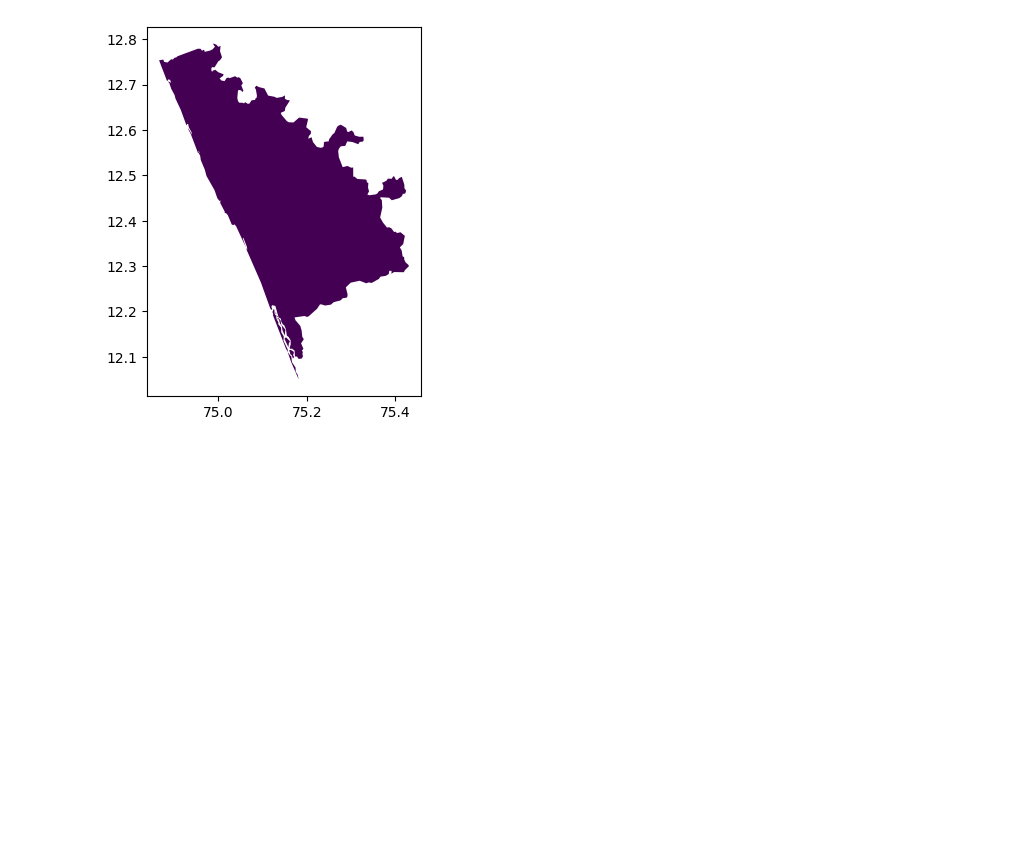
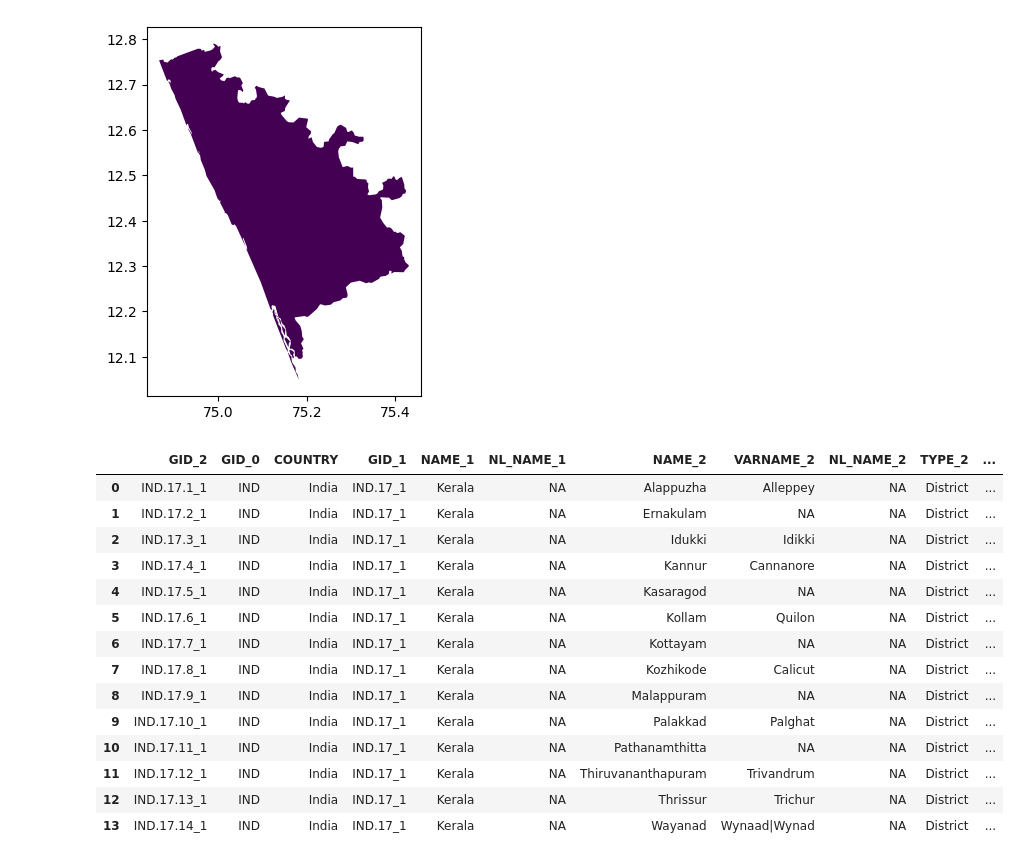
Before and after one commit to squishridyvi/Geographical-Distribution-Mapping-of-Dravidian-Languages-, a Jupyter notebook: Geographical Distribution of Dravidian Languages-Census-C-16.ipynb, the cells around one changed output. Drawn from its saved outputs; the diff is of its cells as text; code cells hidden in the pictures; blank space fills up the shorter version.

```diff
--- a/Geographical Distribution of Dravidian Languages-Census-C-16.ipynb
+++ b/Geographical Distribution of Dravidian Languages-Census-C-16.ipynb
@@ -2082,0 +2094,19 @@ kasaragod_map.plot(column="Total_P", cmap="viridis")
+# %%
+## making sure total_p shows for all districts once merged
+kerala_malayalam
+# %% [output]
+|  | GID_2 | GID_0 | COUNTRY | GID_1 | NAME_1 | NL_NAME_1 | NAME_2 | VARNAME_2 | NL_NAME_2 | TYPE_2 | ... |
+| 0 | IND.17.1_1 | IND | India | IND.17_1 | Kerala | NA | Alappuzha | Alleppey | NA | District | ... |
+| 1 | IND.17.2_1 | IND | India | IND.17_1 | Kerala | NA | Ernakulam | NA | NA | District | ... |
+| 2 | IND.17.3_1 | IND | India | IND.17_1 | Kerala | NA | Idukki | Idikki | NA | District | ... |
+| 3 | IND.17.4_1 | IND | India | IND.17_1 | Kerala | NA | Kannur | Cannanore | NA | District | ... |
+| 4 | IND.17.5_1 | IND | India | IND.17_1 | Kerala | NA | Kasaragod | NA | NA | District | ... |
+| 5 | IND.17.6_1 | IND | India | IND.17_1 | Kerala | NA | Kollam | Quilon | NA | District | ... |
+| 6 | IND.17.7_1 | IND | India | IND.17_1 | Kerala | NA | Kottayam | NA | NA | District | ... |
+| 7 | IND.17.8_1 | IND | India | IND.17_1 | Kerala | NA | Kozhikode | Calicut | NA | District | ... |
+| 8 | IND.17.9_1 | IND | India | IND.17_1 | Kerala | NA | Malappuram | NA | NA | District | ... |
+| 9 | IND.17.10_1 | IND | India | IND.17_1 | Kerala | NA | Palakkad | Palghat | NA | District | ... |
+| 10 | IND.17.11_1 | IND | India | IND.17_1 | Kerala | NA | Pathanamthitta | NA | NA | District | ... |
+| 11 | IND.17.12_1 | IND | India | IND.17_1 | Kerala | NA | Thiruvananthapuram | Trivandrum | NA | District | ... |
+| 12 | IND.17.13_1 | IND | India | IND.17_1 | Kerala | NA | Thrissur | Trichur | NA | District | ... |
+| 13 | IND.17.14_1 | IND | India | IND.17_1 | Kerala | NA | Wayanad | Wynaad|Wynad | NA | District | ... |
```
Also changed, not shown: parts of 3 cells of this notebook.
